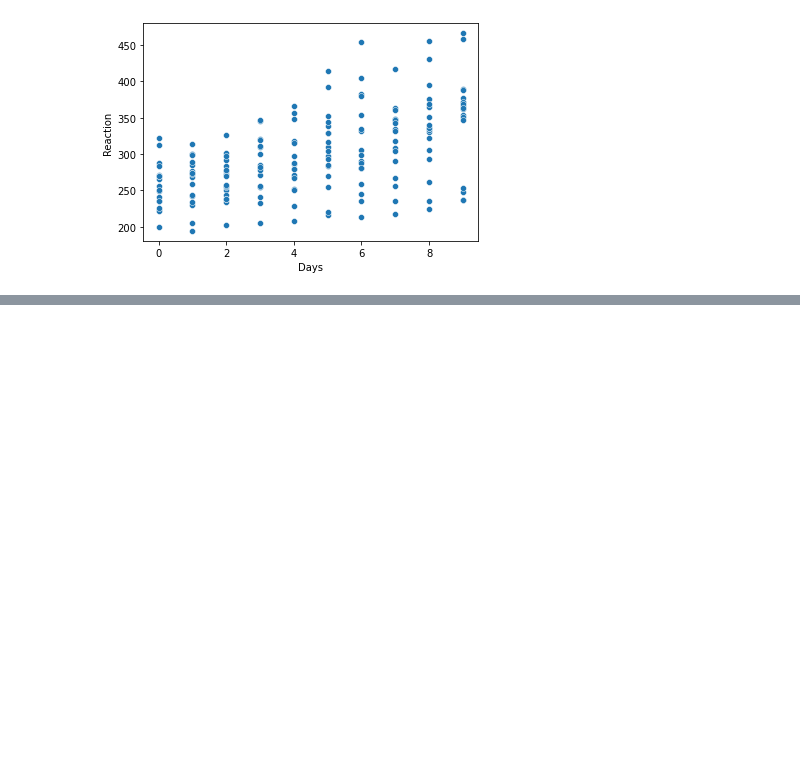
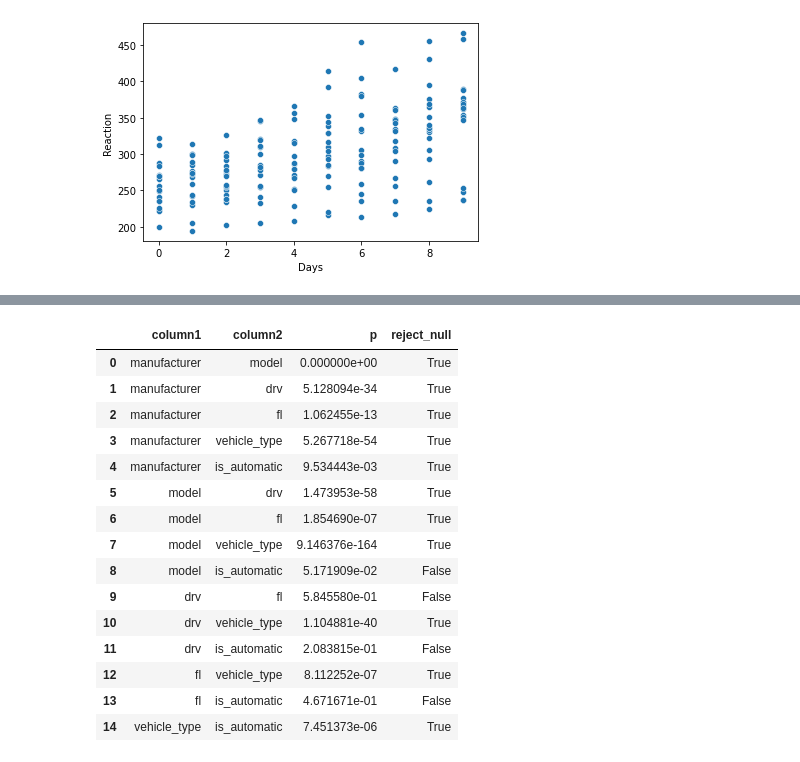
Before and after one commit to Addisalem-Kemal/Statstics_exercisese, a Jupyter notebook: hypothesis_testing.ipynb, the cells around one changed output, grey strips where cells are left out. Saved outputs shown, nothing was run; the diff lists cells and outputs as text; code cells hidden in the pictures; blank space fills up the shorter version.

```diff
--- a/hypothesis_testing.ipynb
+++ b/hypothesis_testing.ipynb
@@ -648,0 +658,3 @@ plt.show()
+# %%
+chi2, p, degf, expected = stats.chi2_contingency(observed)
+chi2, p, degf, expected
@@ -648,0 +677,10 @@ plt.show()
+# %%
+df = data('mpg')
+α = 0.05
+
+# Rename "class" since it's a reserved word
+df = df.rename(columns={'class': 'vehicle_type'})
+
+# Specify automatic as a boolean
+df['is_automatic'] = df.trans.str.startswith('a')
+df.head()
@@ -648,0 +694,3 @@ plt.show()
+# %%
+category_columns = ["manufacturer", "model", "drv", "fl", "vehicle_type", "is_automatic"]
+category_columns
@@ -648,0 +699,3 @@ plt.show()
+# %%
+combos = list(itertools.combinations(category_columns, 2))
+combos
@@ -648,0 +718,39 @@ plt.show()
+# %%
+outcomes = []
+for combination in combos:
+    outcome = {}
+    outcome["column1"] = combination[0]
+    outcome["column2"] = combination[1]
+
+    observed = pd.crosstab(df[combination[0]], df[combination[1]])
+
+    chi2, p, degf, expected = stats.chi2_contingency(observed)
+
+    outcome["p"] = p
+
+    if p < α:
+        outcome["reject_null"] = True
+    else:
+        outcome["reject_null"] = False
+
+    outcomes.append(outcome)
+
+
+pd.DataFrame(outcomes)
+# %% [output]
+|  | column1 | column2 | p | reject_null |
+| 0 | manufacturer | model | 0.000000e+00 | True |
+| 1 | manufacturer | drv | 5.128094e-34 | True |
+| 2 | manufacturer | fl | 1.062455e-13 | True |
+| 3 | manufacturer | vehicle_type | 5.267718e-54 | True |
+| 4 | manufacturer | is_automatic | 9.534443e-03 | True |
+| 5 | model | drv | 1.473953e-58 | True |
+| 6 | model | fl | 1.854690e-07 | True |
+| 7 | model | vehicle_type | 9.146376e-164 | True |
+| 8 | model | is_automatic | 5.171909e-02 | False |
+| 9 | drv | fl | 5.845580e-01 | False |
+| 10 | drv | vehicle_type | 1.104881e-40 | True |
+| 11 | drv | is_automatic | 2.083815e-01 | False |
+| 12 | fl | vehicle_type | 8.112252e-07 | True |
+| 13 | fl | is_automatic | 4.671671e-01 | False |
+| 14 | vehicle_type | is_automatic | 7.451373e-06 | True |
```
Also changed, not shown: parts of 30 cells of this notebook.
